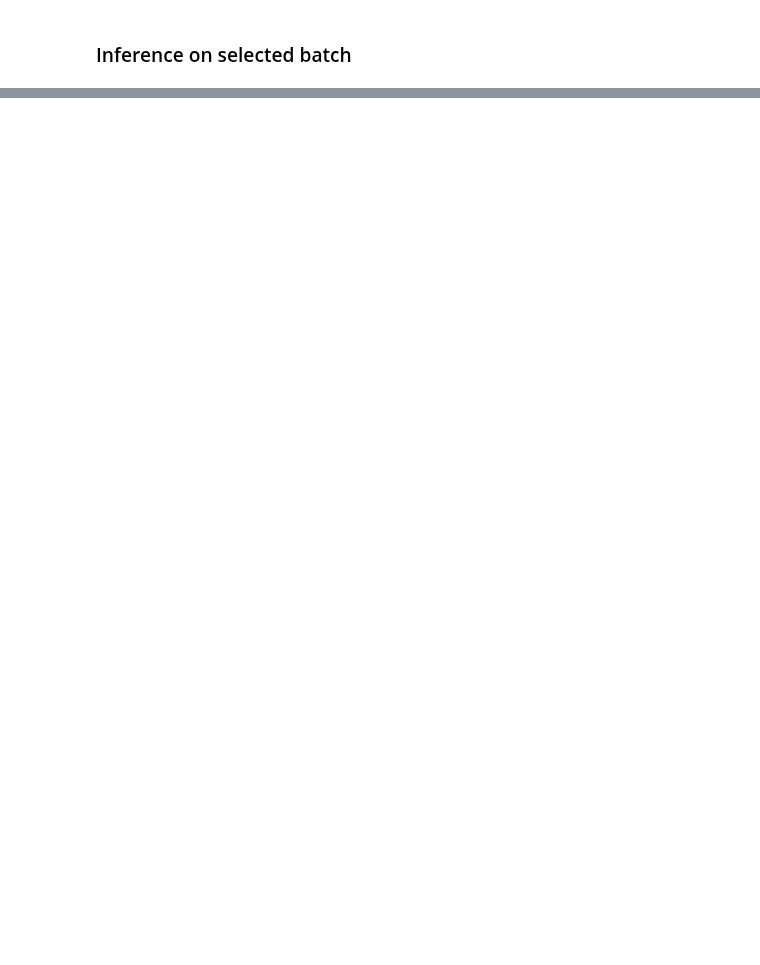
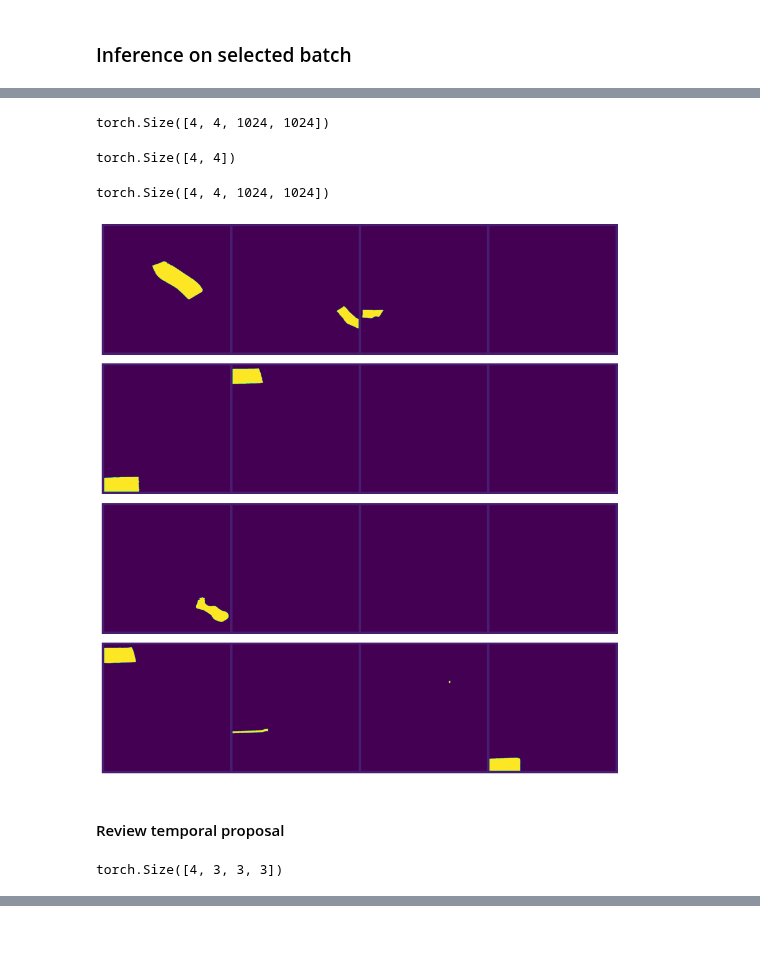
Before and after one commit to brustt/stylo_magique_intership_ign, a Jupyter notebook: notebooks/_debug/_debug.ipynb, the cells around one changed output, grey strips where cells are left out. Drawn from its saved outputs; the diff is of its cells as text; code cells hidden in the pictures; blank space fills up the shorter version.

```diff
--- a/notebooks/_debug/_debug.ipynb
+++ b/notebooks/_debug/_debug.ipynb
@@ -111,0 +305,29 @@ n items before proposal matching : 223
+# %%
+from collections import defaultdict
+
+batch_indices = data["batch_indices"]
+
+batch_data = defaultdict(list)
+for idx, batch_idx in enumerate(batch_indices):
+    batch_data[batch_idx.item()].append(idx)
+
+reshaped_data = {
+    'masks': [],
+    'bboxes': [],
+    'ci': [],
+    'iou_preds': []
+}
+print(batch_data)
+for i in range(batch_size):
+    if i in batch_data:
+        indices = batch_data[i]
+        reshaped_data['masks'].append(data['masks'][indices])
+        reshaped_data['bboxes'].append(data['bboxes'][indices])
+        reshaped_data['ci'].append(data['ci'][indices])
+        reshaped_data['iou_preds'].append(data['iou_preds'][indices])
+    else:
+        # if any of the masks for a img is retains - extrem case
+        reshaped_data['masks'].append(torch.empty(0, *data['masks'].shape[1:]))
+        reshaped_data['bboxes'].append(torch.empty(0, *data['bboxes'].shape[1:]))
+        reshaped_data['ci'].append(torch.empty(0, *data['ci'].shape[1:]))
+        reshaped_data['iou_preds'].append(torch.empty(0, *data['iou_preds'].shape[1:]))
@@ -111,0 +715,8 @@ n items before proposal matching : 223
+# %%
+from torchvision.utils import make_grid
+from torch.nn.utils.rnn import pad_sequence
+res = pad_sequence([anns["masks"] for anns in img_anns])
+# %%
+res.shape
+# %% [output]
+torch.Size([4, 4, 1024, 1024])
@@ -111,0 +725,23 @@ n items before proposal matching : 223
+# %%
+ious.shape
+# %% [output]
+torch.Size([4, 4])
+# %%
+res.shape
+# %% [output]
+torch.Size([4, 4, 1024, 1024])
+# %%
+res = res.to(torch.uint8)
+# %%
+fig, axes = plt.subplots(4, 1, figsize=(25, 10))
+axes = axes.ravel()
+grid = make_grid(res*255, nrow=4, padding=20, pad_value=20)
+
+for i, ax in enumerate(axes):
+    axes[i].imshow(grid[i])
+    axes[i].set_axis_off()
+plt.tight_layout()
+# %% [output]
+[figure, added]
+# %% [markdown]
+#### Review temporal proposal
@@ -111,0 +759,4 @@ n items before proposal matching : 223
+# %%
+t_batch.shape
+# %% [output]
+torch.Size([4, 3, 3, 3])
```
Also changed, not shown: parts of 117 cells of this notebook, 13 other files.
